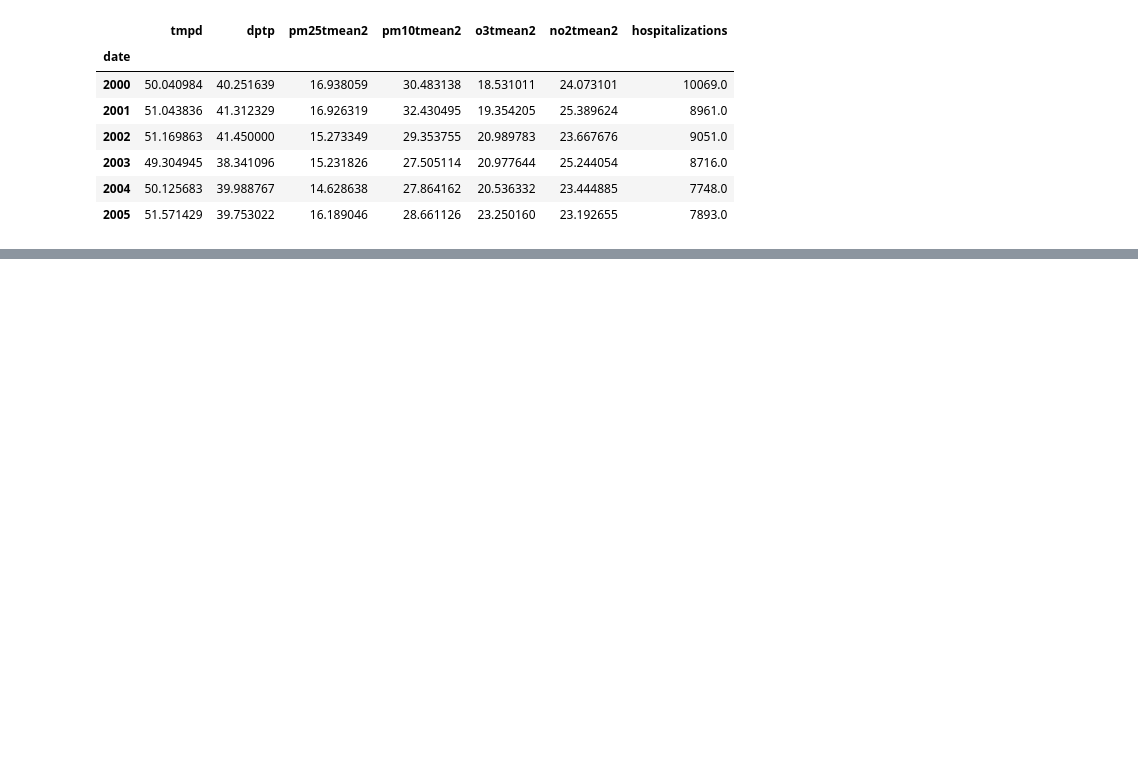
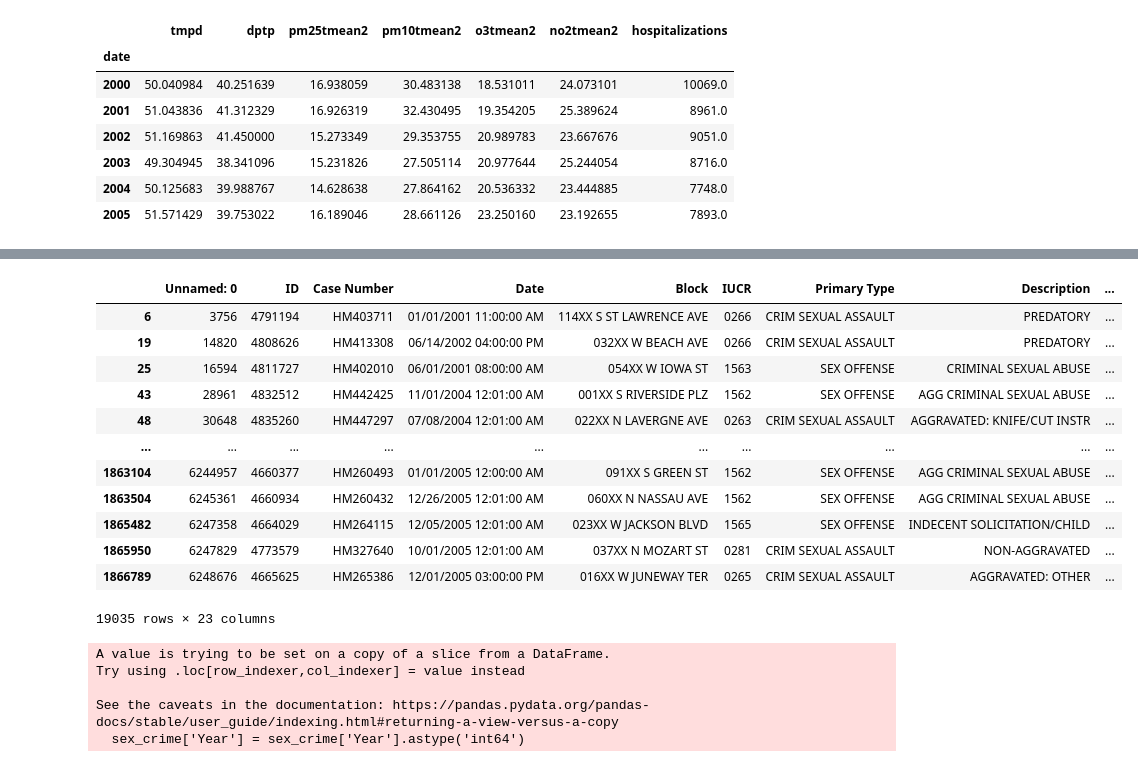
Before and after one commit to klebiedzinska/big_data_project, a Jupyter notebook: Untitled.ipynb, the cells around one changed output, grey strips where cells are left out. Cells and saved outputs as stored; diff of their text form; code cells hidden in the pictures; blank space fills up the shorter version.

```diff
--- a/Untitled.ipynb
+++ b/Untitled.ipynb
@@ -136,0 +188,25 @@ filtered_df_mean.merge(astma_hospital_sum.rename('hospitalizations'), how='outer
+# %%
+sex_crime = crime_1_5[crime_1_5['Primary Type'].isin(['CRIM SEXUAL ASSAULT','SEX OFFENSE'])]
+sex_crime
+# %% [output]
+|  | Unnamed: 0 | ID | Case Number | Date | Block | IUCR | Primary Type | Description | ... |
+| 6 | 3756 | 4791194 | HM403711 | 01/01/2001 11:00:00 AM | 114XX S ST LAWRENCE AVE | 0266 | CRIM SEXUAL ASSAULT | PREDATORY | ... |
+| 19 | 14820 | 4808626 | HM413308 | 06/14/2002 04:00:00 PM | 032XX W BEACH AVE | 0266 | CRIM SEXUAL ASSAULT | PREDATORY | ... |
+| 25 | 16594 | 4811727 | HM402010 | 06/01/2001 08:00:00 AM | 054XX W IOWA ST | 1563 | SEX OFFENSE | CRIMINAL SEXUAL ABUSE | ... |
+| 43 | 28961 | 4832512 | HM442425 | 11/01/2004 12:01:00 AM | 001XX S RIVERSIDE PLZ | 1562 | SEX OFFENSE | AGG CRIMINAL SEXUAL ABUSE | ... |
+| 48 | 30648 | 4835260 | HM447297 | 07/08/2004 12:01:00 AM | 022XX N LAVERGNE AVE | 0263 | CRIM SEXUAL ASSAULT | AGGRAVATED: KNIFE/CUT INSTR | ... |
+| ... | ... | ... | ... | ... | ... | ... | ... | ... | ... |
+| 1863104 | 6244957 | 4660377 | HM260493 | 01/01/2005 12:00:00 AM | 091XX S GREEN ST | 1562 | SEX OFFENSE | AGG CRIMINAL SEXUAL ABUSE | ... |
+| 1863504 | 6245361 | 4660934 | HM260432 | 12/26/2005 12:01:00 AM | 060XX N NASSAU AVE | 1562 | SEX OFFENSE | AGG CRIMINAL SEXUAL ABUSE | ... |
+| 1865482 | 6247358 | 4664029 | HM264115 | 12/05/2005 12:01:00 AM | 023XX W JACKSON BLVD | 1565 | SEX OFFENSE | INDECENT SOLICITATION/CHILD | ... |
+| 1865950 | 6247829 | 4773579 | HM327640 | 10/01/2005 12:01:00 AM | 037XX N MOZART ST | 0281 | CRIM SEXUAL ASSAULT | NON-AGGRAVATED | ... |
+| 1866789 | 6248676 | 4665625 | HM265386 | 12/01/2005 03:00:00 PM | 016XX W JUNEWAY TER | 0265 | CRIM SEXUAL ASSAULT | AGGRAVATED: OTHER | ... |
+19035 rows × 23 columns
+# %%
+sex_crime['Year'] = sex_crime['Year'].astype('int64')
+# %% [output]
+A value is trying to be set on a copy of a slice from a DataFrame.
+Try using .loc[row_indexer,col_indexer] = value instead
+
+See the caveats in the documentation: https://pandas.pydata.org/pandas-docs/stable/user_guide/indexing.html#returning-a-view-versus-a-copy
+  sex_crime['Year'] = sex_crime['Year'].astype('int64')
```
Also changed, not shown: parts of 8 cells of this notebook.
